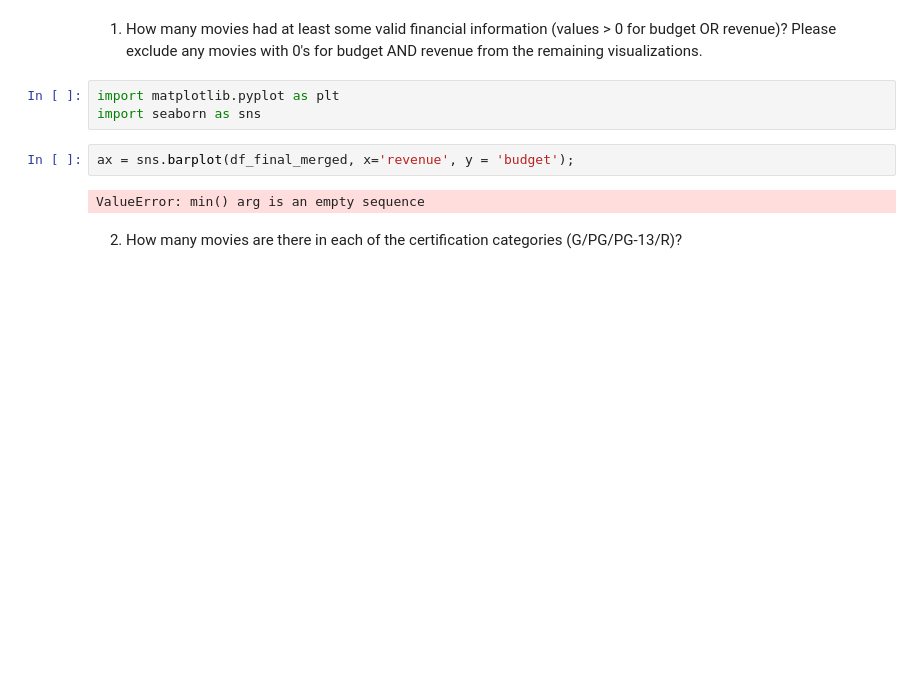
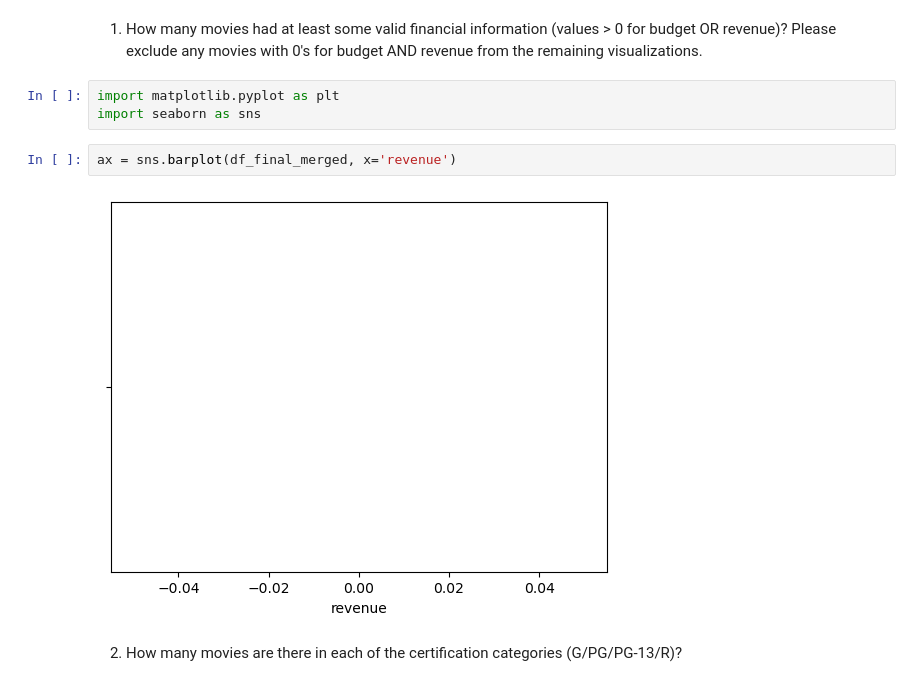
Before and after one commit to valmazan/8_21_Project_3_Part_2_Victoria_Almazan, a Jupyter notebook: Project 3 - Part 2 Extract from TMDB (Core).ipynb, the cells around one changed output. Cells and saved outputs as stored; diff of their text form; blank space fills up the shorter version.

```diff
--- a/Project 3 - Part 2 Extract from TMDB (Core).ipynb
+++ b/Project 3 - Part 2 Extract from TMDB (Core).ipynb
@@ -354,9 +444,9 @@ Please exclude any movies with 0's for budget AND revenue from the remaining vis
 import matplotlib.pyplot as plt
 import seaborn as sns
 # %%
-ax = sns.barplot(df_final_merged, x='revenue', y = 'budget');
+ax = sns.barplot(df_final_merged, x='revenue')
 # %% [output]
-ValueError: min() arg is an empty sequence
+[figure, added]
 # %% [markdown]
 2. How many movies are there in each of the certification categories (G/PG/PG-13/R)?
 # %%
```
Also changed, not shown: parts of 9 cells of this notebook.
